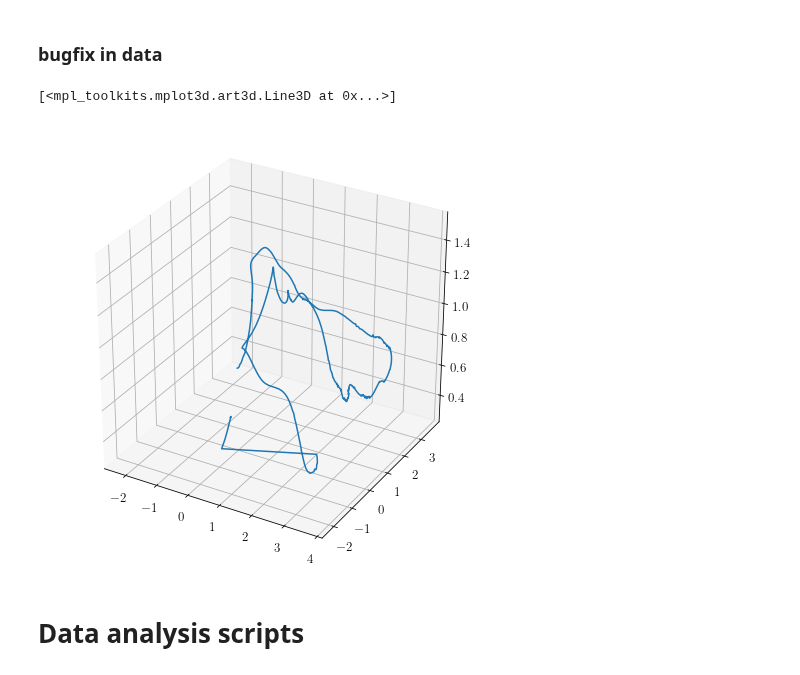
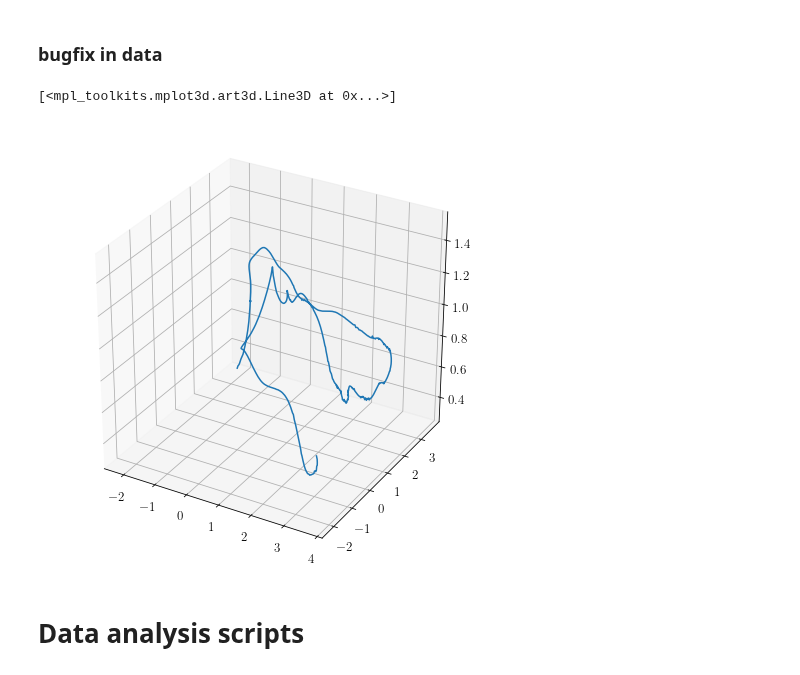
Before and after one commit to medioman22/Bidirectional_Interface, a Jupyter notebook: data_analysis/hardware/data_analysis_learning_HW.ipynb, the cells around one changed output. Cells and saved outputs as stored; diff of their text form; code cells hidden in the pictures.

```diff
--- a/data_analysis/hardware/data_analysis_learning_HW.ipynb
+++ b/data_analysis/hardware/data_analysis_learning_HW.ipynb
@@ -217,14 +217,14 @@ for x in range(0,4):
 # %%
 # logs['first motion'][0] = logs['first motion'][0].iloc[800:]
 
-logs['first motion'][0] = logs['first motion'][0].iloc[800:1703]
+logs['first motion'][0] = logs['first motion'][0].iloc[830:1700]
 
 fig = plt.figure(figsize = (8,8))
 ax = plt.subplot(1, 1, 1, projection='3d')
 ax.plot(-logs['first motion'][0]['vrpn_client_node_cf1_pose__pose_position_x'],-logs['first motion'][0]['vrpn_client_node_cf1_pose__pose_position_y'],logs['first motion'][0]['vrpn_client_node_cf1_pose__pose_position_z'])
 # %% [output]
 [<mpl_toolkits.mplot3d.art3d.Line3D at 0x...>]
-[figure, old version]
+[figure, new version]
 # %% [markdown]
 # Data analysis scripts
 # %%
```
Also changed, not shown: parts of 8 cells of this notebook, 36 other files.
